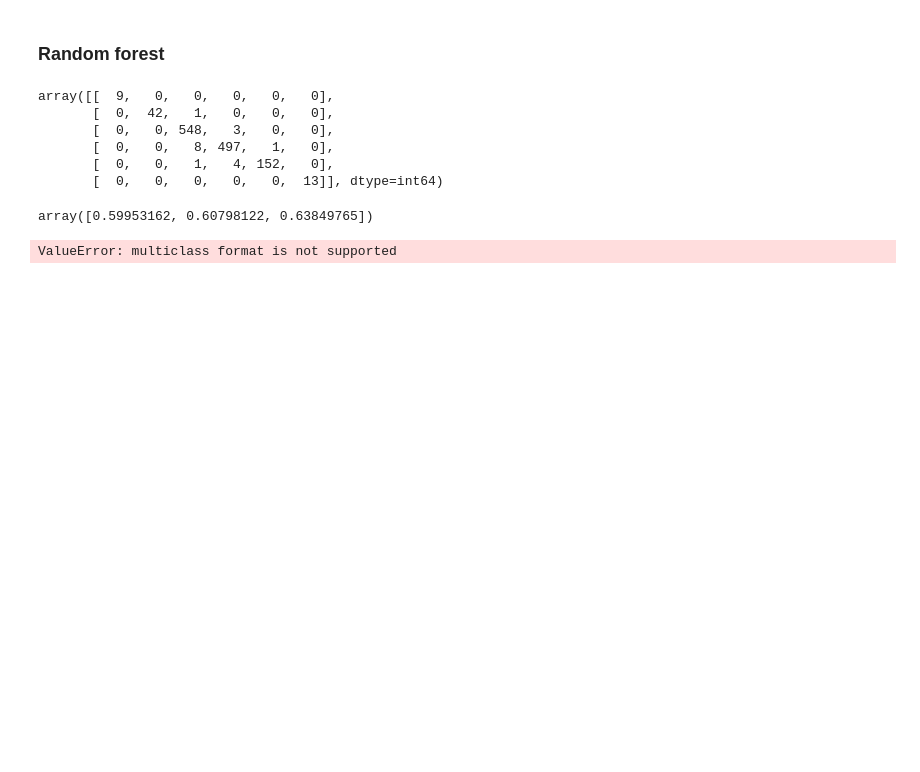
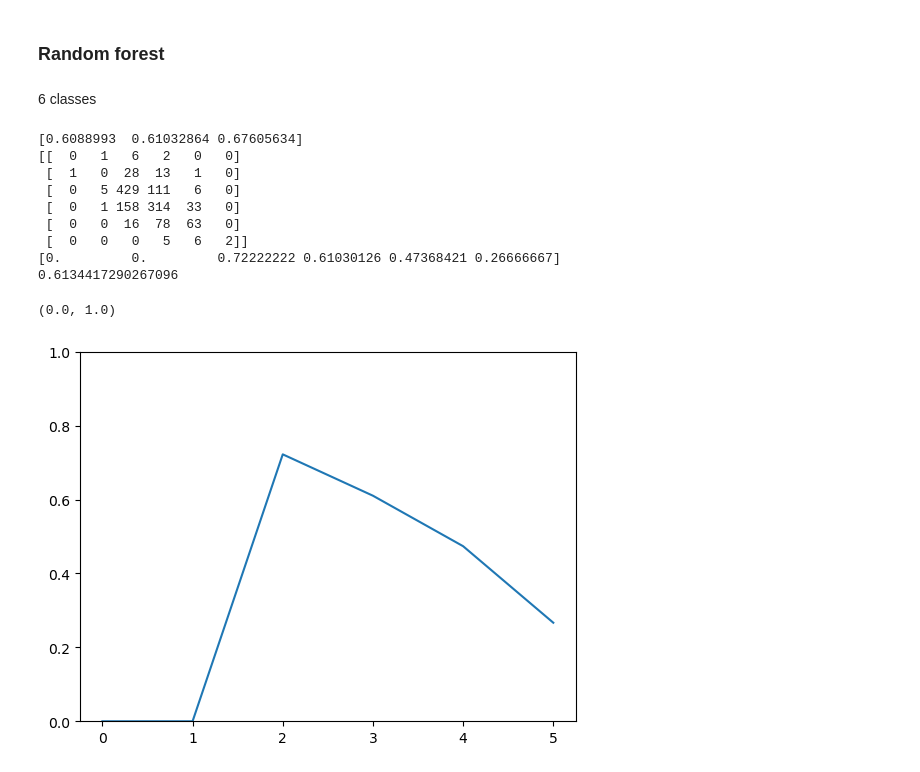
Before and after one commit to adameadows/Hands-on_ML_book_Adam, a Jupyter notebook: Chapter 3/redwine.ipynb, the cells around one changed output. Drawn from its saved outputs; the diff is of its cells as text; code cells hidden in the pictures; blank space fills up the shorter version.

Commit message:
finished with demo code
added some new training algorithms, did a grid search, and evaluated on the test data.  Overall score was similar to CV training data sets.

```diff
--- a/Chapter 3/redwine.ipynb
+++ b/Chapter 3/redwine.ipynb
@@ -282,49 +286,42 @@ Text(0, 0.5, 'Actual Quality')
 [figure]
 # %% [markdown]
 ### Random forest
+# %% [markdown]
+6 classes
 # %%
 # random forest classifier
-# import libraries
+# y with 6 classes
 from sklearn.ensemble import RandomForestClassifier
-from sklearn.model_selection import cross_val_score
-from sklearn.metrics import confusion_matrix
+from sklearn.model_selection import cross_val_score, cross_val_predict, GridSearchCV
+from sklearn.metrics import confusion_matrix, precision_score, recall_score, f1_score
+
 
 # create a random forest classifier
-forest_clf = RandomForestClassifier(n_estimators=10, random_state=42)
+forest_clf = RandomForestClassifier(n_estimators=20, random_state=42)
 
 # cross validation
 forest_scores = cross_val_score(forest_clf, X_train_p, y_train, cv=3)
-forest_scores.mean()
+print(forest_scores)
 
-# fit the model
-forest_clf.fit(X_train_p, y_train)
+forest_predict = cross_val_predict(forest_clf, X_train_p, y_train, cv=3)
+print(confusion_matrix(y_train, forest_predict))
 
-# predict
-y_pred=forest_clf.predict(X_train_p)
-
-#plot confusion matrix
-confusion_matrix(y_train, y_pred)
+f1_scores=f1_score(y_train, forest_predict, average=None)
+f1_score_weighted=f1_score(y_train, forest_predict, average='weighted')
+print(f1_scores)
+print(f1_score_weighted)
+plt.plot(f1_scores)
+# y axis from 0 to 1
+plt.ylim(0,1)
 # %% [output]
-array([[  9,   0,   0,   0,   0,   0],
-       [  0,  42,   1,   0,   0,   0],
-       [  0,   0, 548,   3,   0,   0],
-       [  0,   0,   8, 497,   1,   0],
-       [  0,   0,   1,   4, 152,   0],
-       [  0,   0,   0,   0,   0,  13]], dtype=int64)
+[0.6088993  0.61032864 0.67605634]
+[[  0   1   6   2   0   0]
+ [  1   0  28  13   1   0]
+ [  0   5 429 111   6   0]
+ [  0   1 158 314  33   0]
+ [  0   0  16  78  63   0]
+ [  0   0   0   5   6   2]]
+[0.         0.         0.72222222 0.61030126 0.47368421 0.26666667]
+0.6134417290267096
+(0.0, 1.0)
+[figure, added]
-# %%
-from sklearn.model_selection import cross_val_score, cross_val_predict
-from sklearn.metrics import confusion_matrix, precision_score, recall_score, f1_score, precision_recall_curve, roc_curve, roc_auc_score
-
-y_probas_forest = cross_val_predict(forest_clf, X_train_p, y_train, cv=3,
-                                    method="predict_proba")
-
-cross_val_score(estimator=forest_clf, X=X_train_p, y=y_train, cv=3, scoring="accuracy") # 3-fold cross-validation on the training set using the sgd_clf model trained above
-# %% [output]
-array([0.59953162, 0.60798122, 0.63849765])
-# %%
-from sklearn.metrics import precision_recall_curve
-
-y_scores=y_probas_forest
-precisions, recalls, thresholds = precision_recall_curve(y_train, y_scores)
-# %% [output]
-ValueError: multiclass format is not supported
```
Also changed, not shown: parts of 26 cells of this notebook.
